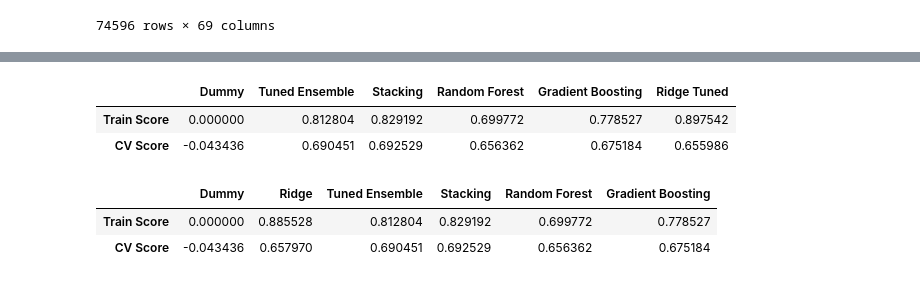
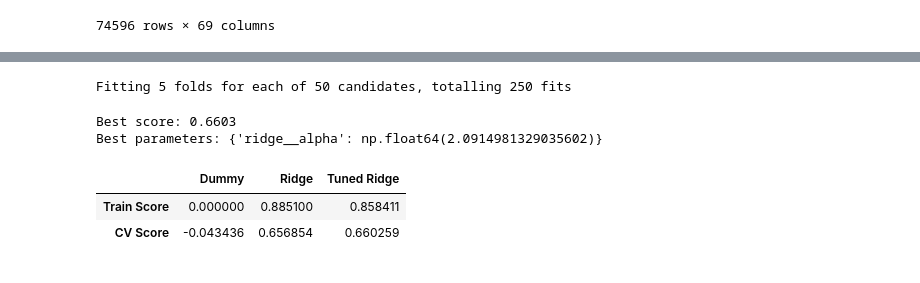
Before and after one commit to adrianlamdev/ubc-analytics, a Jupyter notebook: analysis/notebooks/main.ipynb, the cells around one changed output, grey strips where cells are left out. Cells and saved outputs as stored; diff of their text form; code cells hidden in the pictures.

```diff
--- a/analysis/notebooks/main.ipynb
+++ b/analysis/notebooks/main.ipynb
@@ -173,8 +201,15 @@ test_df = df[df['Year'] >= split_year]
 # %%
 # Column types
-ordinal_cols = ['CourseLevel', 'Years_Since_Start', 'Prof_Courses_Taught']
-categorical_cols = ['Campus', 'Session', 'SubjectCourse', 'Professor', "Subject"]
-numeric_cols = ['Year', 'Course_Prev_Avg', 'Course_Historical_Avg']
+ordinal_cols = ['CourseLevel', 'Years_Since_Start', 'Prof_Courses_Taught', 'Year']
+
+categorical_cols = ['Campus', 'Session', 'SubjectCourse', 'Professor', 'Subject']
+
+numeric_cols = [
+                'Course_Avg_Roll_1y',
+                'Course_Min_Last_3y',
+                'Course_Max_Last_3y',
+                'Course_Std_Last_3y']
+
 drop_cols = ['Reported', 'Section', 'Detail', 'Median',
                 'Percentile (25)', 'Percentile (75)', 'High', 'Low',
                 '<50', '50-54', '55-59', '60-63', '64-67', '68-71',
@@ -553,33 +457,40 @@ Best parameters for ridge: {'ridge__alpha': np.float64(1.0129197956845732)}
+# %%
+ridge_param_dist = {
+    'ridge__alpha': loguniform(0.1, 100)
+}
+
+rg_search = RandomizedSearchCV(
+        rg_pipe,
+        param_distributions=ridge_param_dist,
+        n_iter=50,
+        cv=TimeSeriesSplit(n_splits=5),
+        scoring='r2',
+        n_jobs=-1,
+        random_state=42,
+        verbose=1
+    )
+
+rg_search.fit(X_train, y_train)
+print(f"Best score: {rg_search.best_score_:.4f}")
+print(f"Best parameters: {rg_search.best_params_}\n")
+# %% [output]
+Fitting 5 folds for each of 50 candidates, totalling 250 fits
+Best score: 0.6603
+Best parameters: {'ridge__alpha': np.float64(2.0914981329035602)}
 # %%
 # Ridge with tuned hyperparameters
-rg_pipe = make_pipeline(
+rg_tuned_pipe = make_pipeline(
     preprocessor,
-    Ridge(alpha=0.6319, random_state=42)
+    Ridge(alpha=2.091, random_state=42)
 )
 
-rg_pipe.fit(X_train, y_train)
+rg_tuned_pipe.fit(X_train, y_train)
 
-results['Ridge Tuned'] = [rg_pipe.score(X_train, y_train), cross_val_score(rg_pipe, X_train, y_train, scoring="r2", cv=TimeSeriesSplit(n_splits=5)).mean()]
+results['Tuned Ridge'] = [rg_search.score(X_train, y_train), cross_val_score(rg_search, X_train, y_train, scoring="r2", cv=TimeSeriesSplit(n_splits=5)).mean()]
 results_df = pd.DataFrame(results, index=['Train Score', 'CV Score'])
 
-results_df.drop(columns=['Ridge'], inplace=True)
-
 display(results_df)
 # %% [output]
-|  | Dummy | Tuned Ensemble | Stacking | Random Forest | Gradient Boosting | Ridge Tuned |
-| Train Score | 0.000000 | 0.812804 | 0.829192 | 0.699772 | 0.778527 | 0.897542 |
-| CV Score | -0.043436 | 0.690451 | 0.692529 | 0.656362 | 0.675184 | 0.655986 |
+|  | Dummy | Ridge | Tuned Ridge |
+| Train Score | 0.000000 | 0.885100 | 0.858411 |
+| CV Score | -0.043436 | 0.656854 | 0.660259 |
-# %%
-# Random Forest with tuned hyperparameters
-rf_pipe = make_pipeline(
-    preprocessor,
-    RandomForestRegressor(random_state=42, max_depth=7, n_estimators=199)
-)
-
-rf_pipe.fit(X_train, y_train)
-
-results['Random Forest'] = [rf_pipe.score(X_train, y_train), cross_val_score(rf_pipe, X_train, y_train, scoring="r2", cv=TimeSeriesSplit(n_splits=5)).mean()]
-# %% [output]
-|  | Dummy | Ridge | Tuned Ensemble | Stacking | Random Forest | Gradient Boosting |
-| Train Score | 0.000000 | 0.885528 | 0.812804 | 0.829192 | 0.699772 | 0.778527 |
-| CV Score | -0.043436 | 0.657970 | 0.690451 | 0.692529 | 0.656362 | 0.675184 |
```
Also changed, not shown: parts of 22 cells of this notebook, 7 other files.
